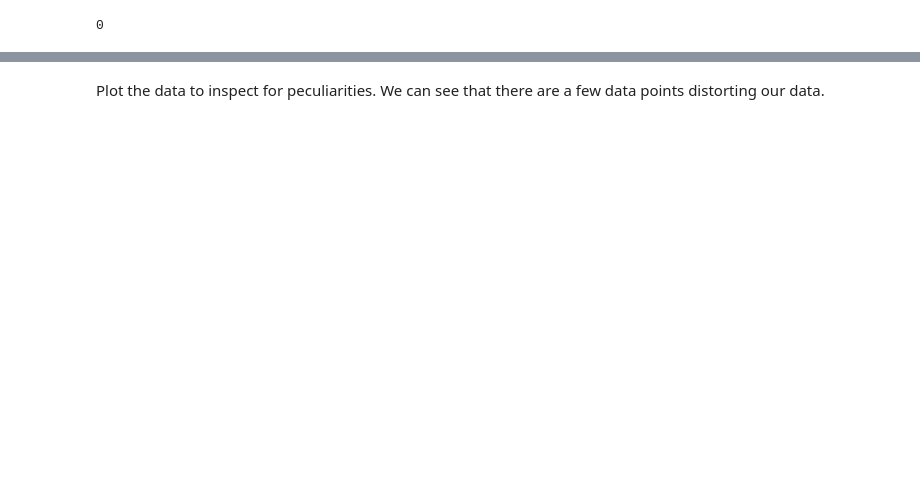
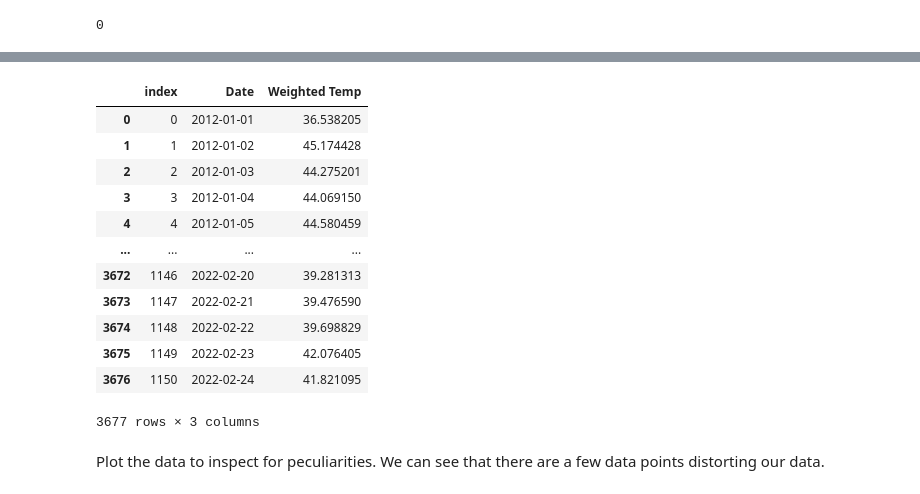
Before and after one commit to RafiRees/Carbon_Forecasting, a Jupyter notebook: WeatherIndex2.ipynb, the cells around one changed output, grey strips where cells are left out. Cells and saved outputs as stored; diff of their text form; code cells hidden in the pictures; blank space fills up the shorter version.

```diff
--- a/WeatherIndex2.ipynb
+++ b/WeatherIndex2.ipynb
@@ -153,3 +218,19 @@ np.isnan(temp_index["Weighted Temp"]).sum()
+# %%
+temp_index
+# %% [output]
+|  | index | Date | Weighted Temp |
+| 0 | 0 | 2012-01-01 | 36.538205 |
+| 1 | 1 | 2012-01-02 | 45.174428 |
+| 2 | 2 | 2012-01-03 | 44.275201 |
+| 3 | 3 | 2012-01-04 | 44.069150 |
+| 4 | 4 | 2012-01-05 | 44.580459 |
+| ... | ... | ... | ... |
+| 3672 | 1146 | 2022-02-20 | 39.281313 |
+| 3673 | 1147 | 2022-02-21 | 39.476590 |
+| 3674 | 1148 | 2022-02-22 | 39.698829 |
+| 3675 | 1149 | 2022-02-23 | 42.076405 |
+| 3676 | 1150 | 2022-02-24 | 41.821095 |
+3677 rows × 3 columns
 # %% [markdown]
 Plot the data to inspect for peculiarities. We can see that there are a few data points distorting our data.
 # %%
```
Also changed, not shown: parts of 17 cells of this notebook, 1 other file.
